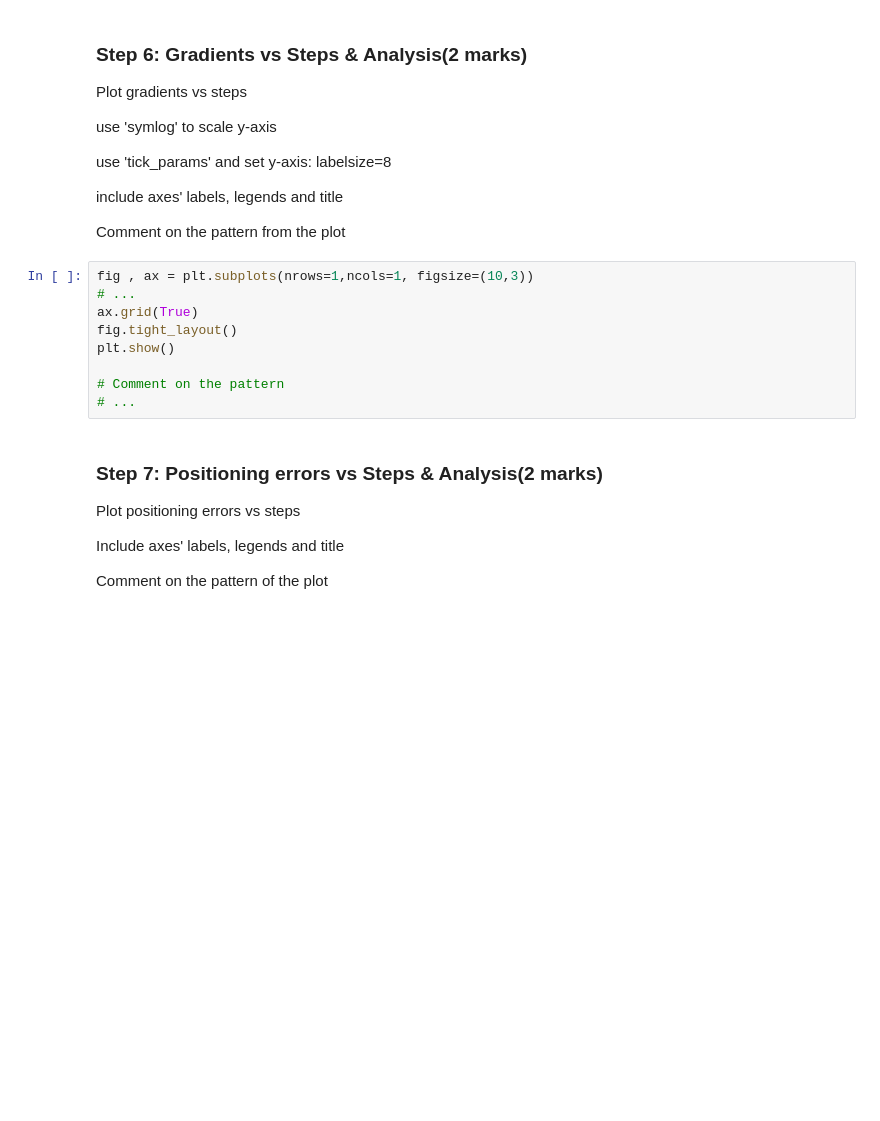
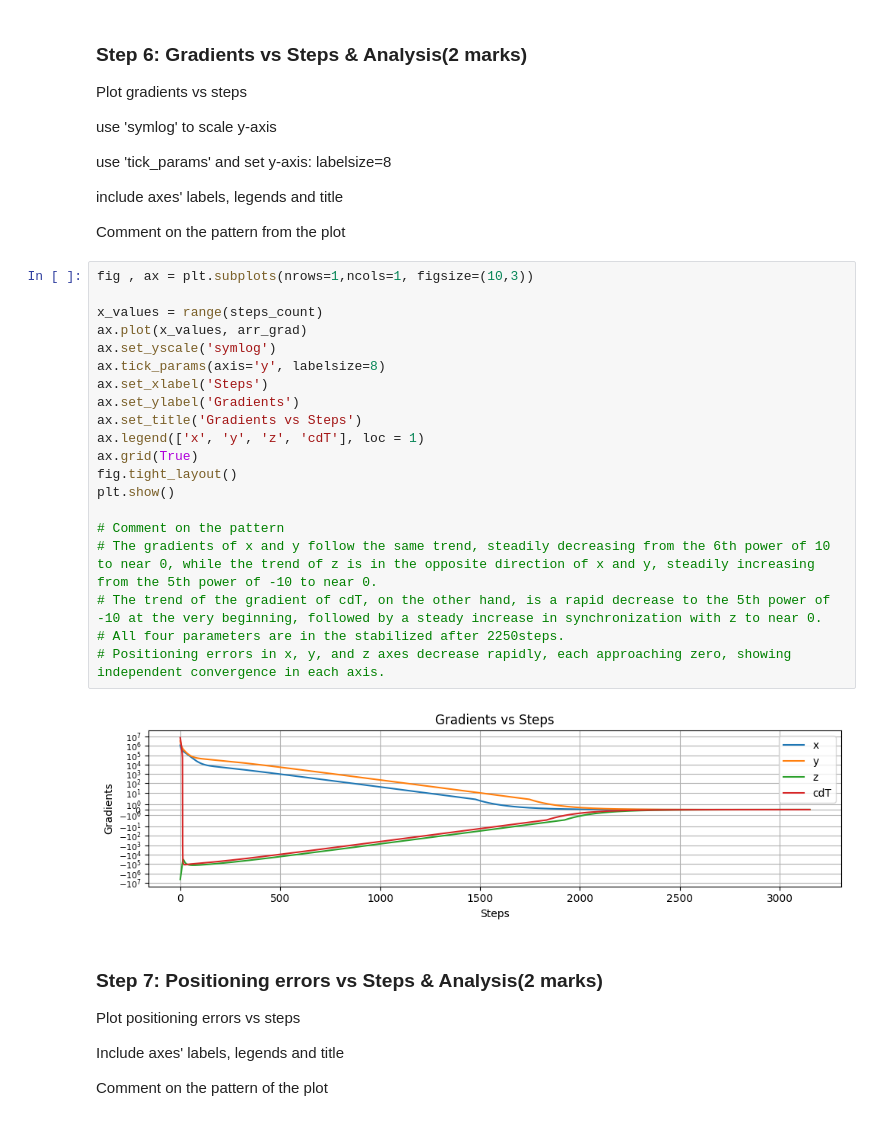
Before and after one commit to JiagengMi/engg680_2024_fall, a Jupyter notebook: Lab_Assignment3/IntroductionToMachineLearning.ipynb, the cells around one changed output. Drawn from its saved outputs; the diff is of its cells as text; blank space fills up the shorter version.

Commit message:
Correct errors

```diff
--- a/Lab_Assignment3/IntroductionToMachineLearning.ipynb
+++ b/Lab_Assignment3/IntroductionToMachineLearning.ipynb
@@ -300,15 +286,28 @@ use 'tick_params' and set y-axis: labelsize=8
 include axes' labels, legends and title
 
 Comment on the pattern from the plot
-# %%
-fig , ax = plt.subplots(nrows=1,ncols=1, figsize=(10,3))
-# ...
-ax.grid(True)
-fig.tight_layout()
-plt.show()
-
-# Comment on the pattern
-# ...
+# %%
+fig , ax = plt.subplots(nrows=1,ncols=1, figsize=(10,3))
+
+x_values = range(steps_count)
+ax.plot(x_values, arr_grad)
+ax.set_yscale('symlog')
+ax.tick_params(axis='y', labelsize=8)
+ax.set_xlabel('Steps')
+ax.set_ylabel('Gradients')
+ax.set_title('Gradients vs Steps')
+ax.legend(['x', 'y', 'z', 'cdT'], loc = 1)
+ax.grid(True)
+fig.tight_layout()
+plt.show()
+
+# Comment on the pattern
+# The gradients of x and y follow the same trend, steadily decreasing from the 6th power of 10 to near 0, while the trend of z is in the opposite direction of x and y, steadily increasing from the 5th power of -10 to near 0.
+# The trend of the gradient of cdT, on the other hand, is a rapid decrease to the 5th power of -10 at the very beginning, followed by a steady increase in synchronization with z to near 0.
+# All four parameters are in the stabilized after 2250steps.
+# Positioning errors in x, y, and z axes decrease rapidly, each approaching zero, showing independent convergence in each axis.
+# %% [output]
+[figure, added]
 # %% [markdown]
 ### Step 7: Positioning errors vs Steps & Analysis(2 marks)
 Plot positioning errors vs steps
```
Also changed, not shown: parts of 17 cells of this notebook, 2 other files.
